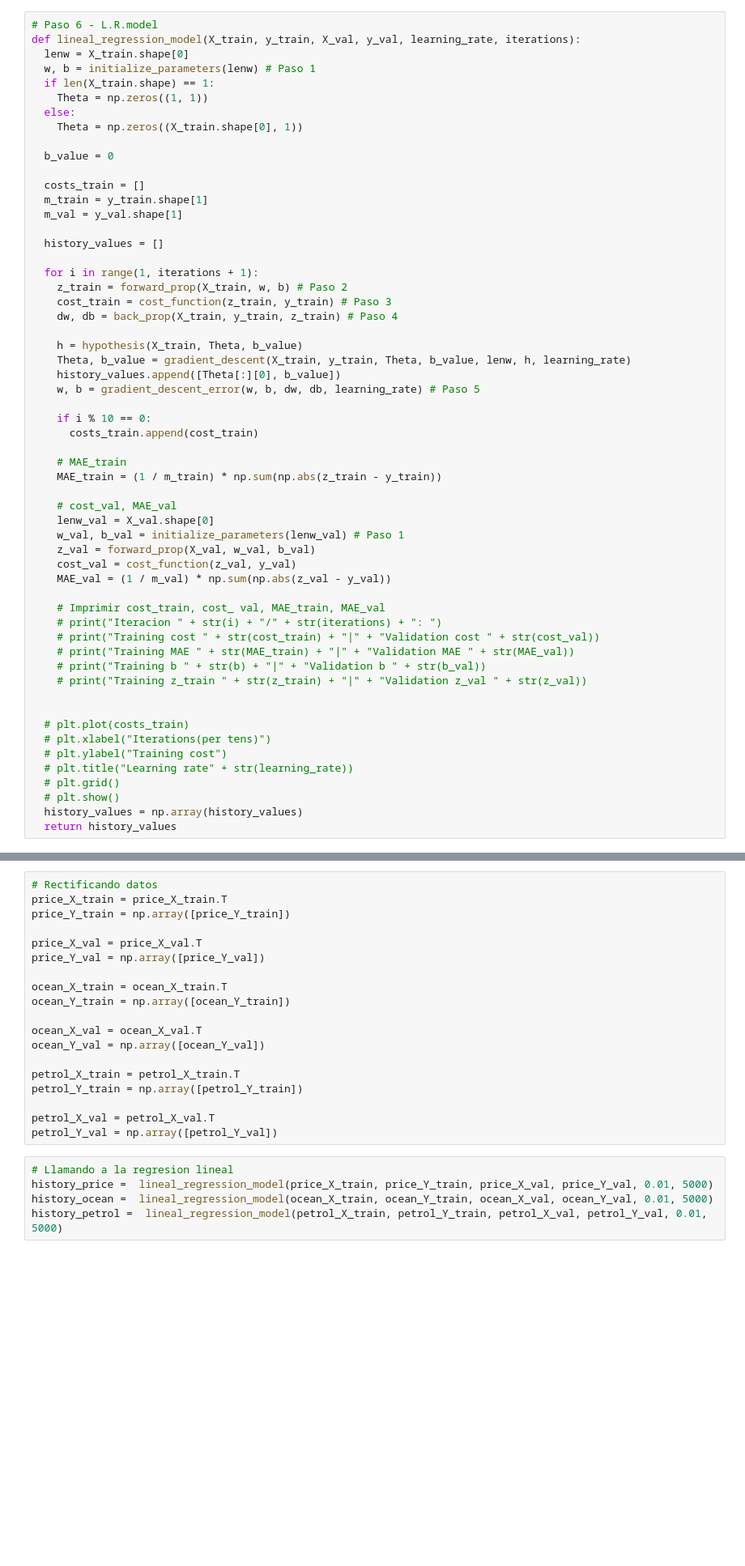
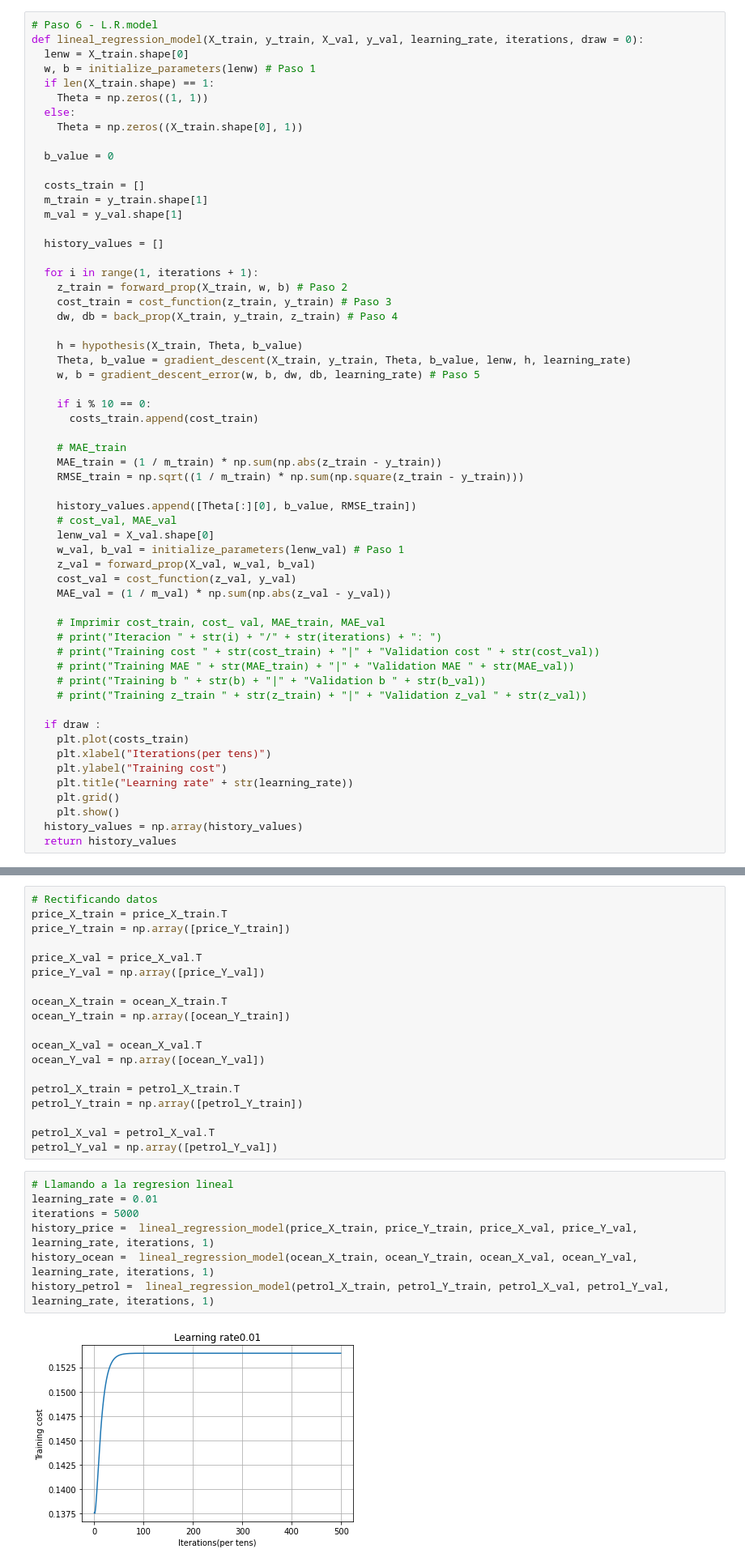
Before and after one commit to dantecarlo/Linear-Regression-with-Gradient-Descent, a Jupyter notebook: Regresión_Lineal_Gradiente_Descendiente.ipynb, the cells around one changed output, grey strips where cells are left out. Shown: that part at 81% size. Saved outputs shown, nothing was run; the diff lists cells and outputs as text; blank space fills up the shorter version.

```diff
--- a/Regresión_Lineal_Gradiente_Descendiente.ipynb
+++ b/Regresión_Lineal_Gradiente_Descendiente.ipynb
@@ -83,7 +83,7 @@ def gradient_descent(X, y, Theta, b_value, m, h, learning_rate):
   return Theta, b_value
 # %%
 # Paso 6 - L.R.model
-def lineal_regression_model(X_train, y_train, X_val, y_val, learning_rate, iterations):
+def lineal_regression_model(X_train, y_train, X_val, y_val, learning_rate, iterations, draw = 0):
   lenw = X_train.shape[0]
   w, b = initialize_parameters(lenw) # Paso 1
   if len(X_train.shape) == 1:
@@ -106,7 +106,6 @@ def lineal_regression_model(X_train, y_train, X_val, y_val, learning_rate, itera
 
     h = hypothesis(X_train, Theta, b_value)
     Theta, b_value = gradient_descent(X_train, y_train, Theta, b_value, lenw, h, learning_rate)
-    history_values.append([Theta[:][0], b_value])
     w, b = gradient_descent_error(w, b, dw, db, learning_rate) # Paso 5
 
     if i % 10 == 0:
@@ -114,7 +113,9 @@ def lineal_regression_model(X_train, y_train, X_val, y_val, learning_rate, itera
 
     # MAE_train
     MAE_train = (1 / m_train) * np.sum(np.abs(z_train - y_train))
+    RMSE_train = np.sqrt((1 / m_train) * np.sum(np.square(z_train - y_train)))
 
+    history_values.append([Theta[:][0], b_value, RMSE_train])
     # cost_val, MAE_val
     lenw_val = X_val.shape[0]
     w_val, b_val = initialize_parameters(lenw_val) # Paso 1
@@ -129,13 +130,13 @@ def lineal_regression_model(X_train, y_train, X_val, y_val, learning_rate, itera
     # print("Training b " + str(b) + "|" + "Validation b " + str(b_val))
     # print("Training z_train " + str(z_train) + "|" + "Validation z_val " + str(z_val))
 
-
-  # plt.plot(costs_train)
-  # plt.xlabel("Iterations(per tens)")
-  # plt.ylabel("Training cost")
-  # plt.title("Learning rate" + str(learning_rate))
-  # plt.grid()
-  # plt.show()
+  if draw :
+    plt.plot(costs_train)
+    plt.xlabel("Iterations(per tens)")
+    plt.ylabel("Training cost")
+    plt.title("Learning rate" + str(learning_rate))
+    plt.grid()
+    plt.show()
   history_values = np.array(history_values)
   return history_values
 # %%
@@ -203,6 +204,10 @@ petrol_X_val = petrol_X_val.T
 petrol_Y_val = np.array([petrol_Y_val])
 # %%
 # Llamando a la regresion lineal
-history_price =  lineal_regression_model(price_X_train, price_Y_train, price_X_val, price_Y_val, 0.01, 5000)
-history_ocean =  lineal_regression_model(ocean_X_train, ocean_Y_train, ocean_X_val, ocean_Y_val, 0.01, 5000)
-history_petrol =  lineal_regression_model(petrol_X_train, petrol_Y_train, petrol_X_val, petrol_Y_val, 0.01, 5000)
+learning_rate = 0.01
+iterations = 5000
+history_price =  lineal_regression_model(price_X_train, price_Y_train, price_X_val, price_Y_val, learning_rate, iterations, 1)
+history_ocean =  lineal_regression_model(ocean_X_train, ocean_Y_train, ocean_X_val, ocean_Y_val, learning_rate, iterations, 1)
+history_petrol =  lineal_regression_model(petrol_X_train, petrol_Y_train, petrol_X_val, petrol_Y_val, learning_rate, iterations, 1)
+# %% [output]
+[figure, added]
```
Also changed, not shown: parts of 9 cells of this notebook.
